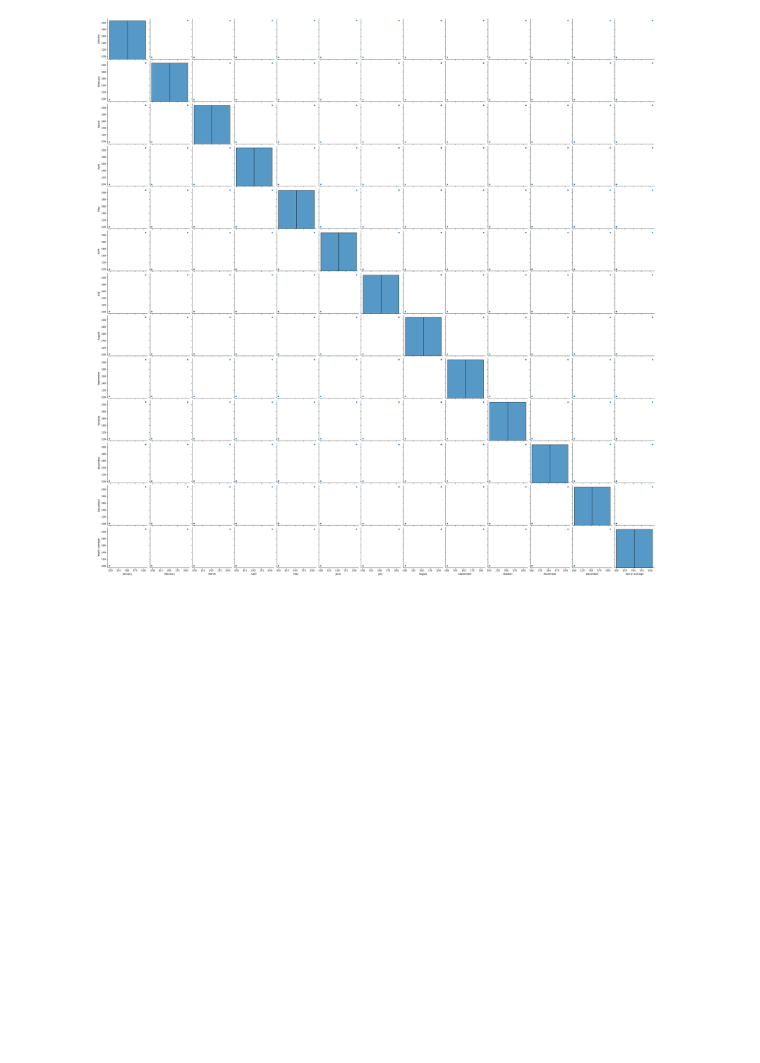
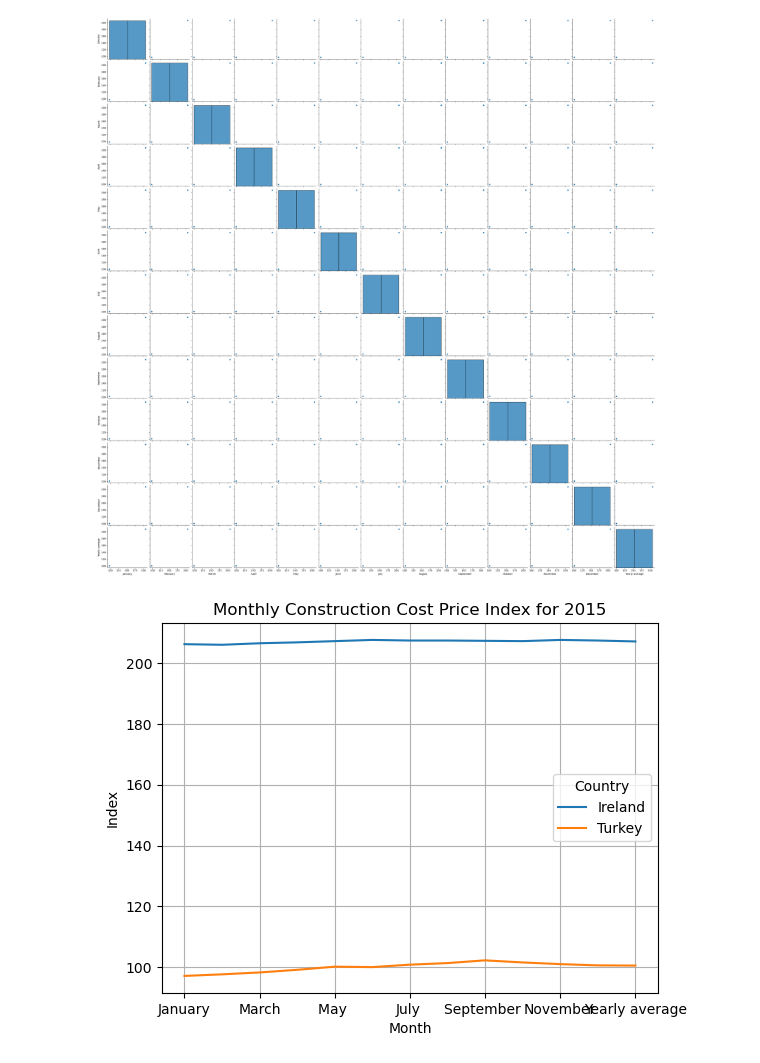
Before and after one commit to ylcnenes/Data, a Jupyter notebook: ca2.ipynb, the cells around one changed output. Drawn from its saved outputs; the diff is of its cells as text; code cells hidden in the pictures; blank space fills up the shorter version.

Commit message:
Line Chart

```diff
--- a/ca2.ipynb
+++ b/ca2.ipynb
@@ -151,3 +151,15 @@ sns.pairplot(df)
 plt.show()
 # %% [output]
 [figure]
+# %%
+import matplotlib.pyplot as plt
+
+# Plot the line chart
+df.set_index('Country').T.plot(kind='line')
+plt.title('Monthly Construction Cost Price Index for 2015')
+plt.xlabel('Month')
+plt.ylabel('Index')
+plt.grid(True)
+plt.show()
+# %% [output]
+[figure, added]
```
